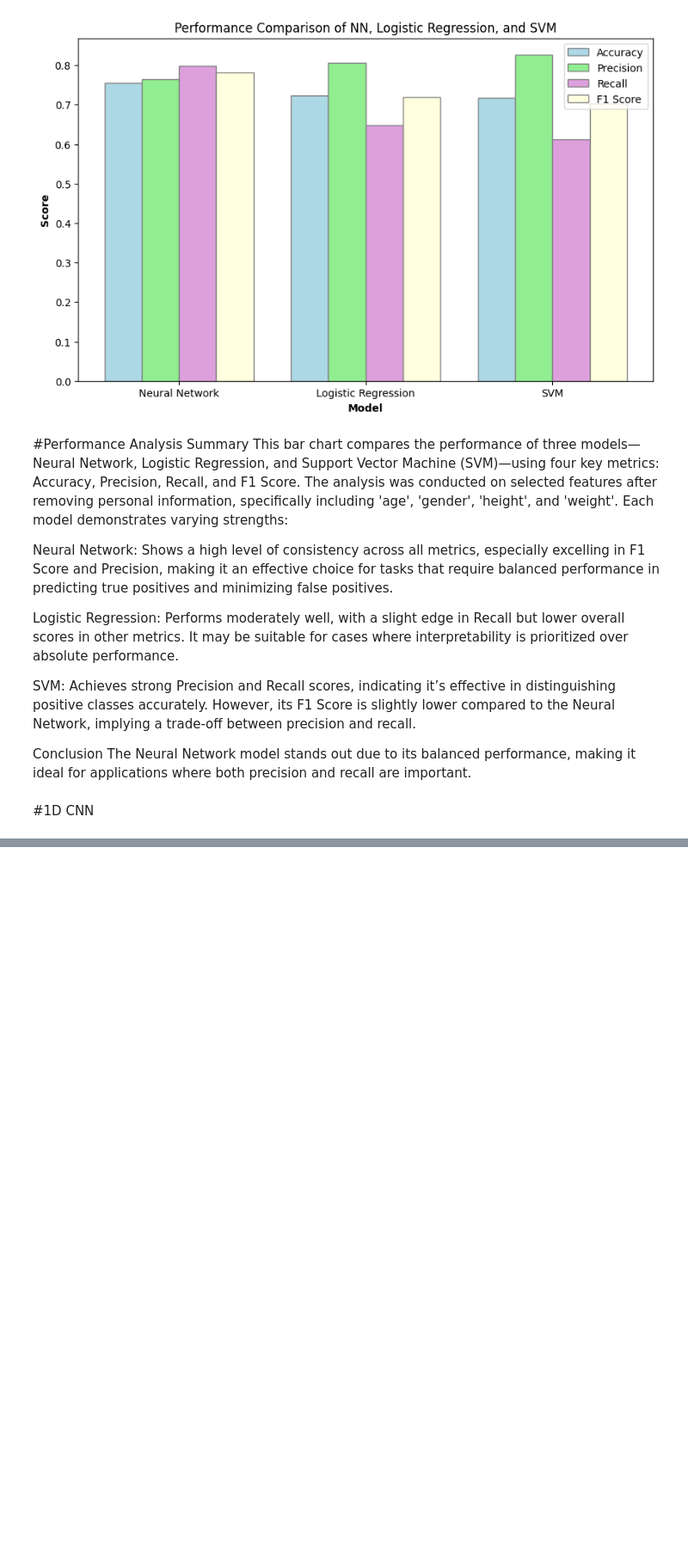
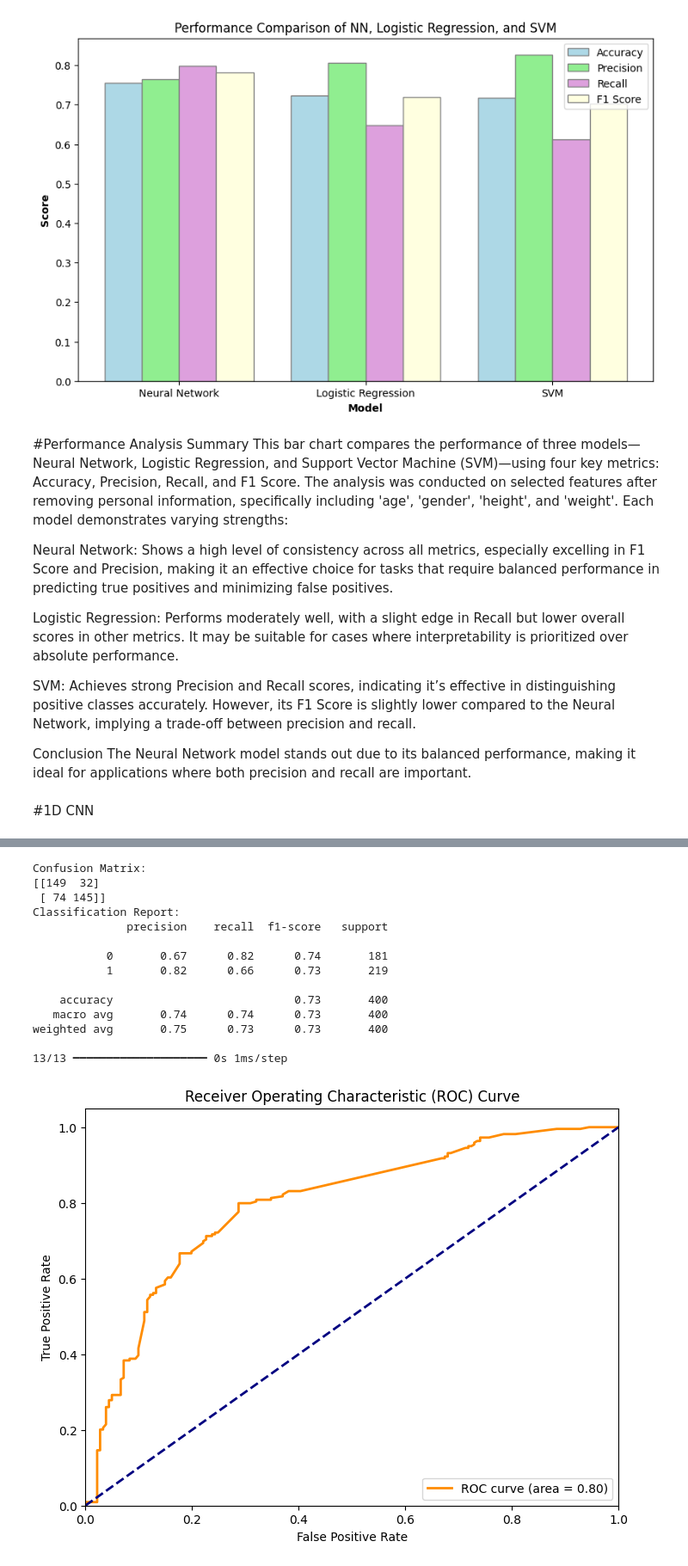
Before and after one commit to RazanAlkhaluqy/MachineLearningProject, a Jupyter notebook: LLP.ipynb, the cells around one changed output, grey strips where cells are left out. Shown at 86% size. Cells and saved outputs as stored; diff of their text form; code cells hidden in the pictures; blank space fills up the shorter version.

```diff
--- a/LLP.ipynb
+++ b/LLP.ipynb
@@ -1068,0 +1024,71 @@ F1 Score: 0.7599
+# %%
+
+# Confusion Matrix
+cm = confusion_matrix(y_test, y_pred)
+print("Confusion Matrix:")
+print(cm)
+
+# Classification Report
+print("Classification Report:")
+print(classification_report(y_test, y_pred))
+
+# Plot ROC Curve
+fpr, tpr, _ = roc_curve(y_test, model.predict(X_test))  # Compute ROC curve
+roc_auc = auc(fpr, tpr)  # Compute AUC
+
+plt.figure(figsize=(8, 6))
+plt.plot(fpr, tpr, color='darkorange', lw=2, label=f'ROC curve (area = {roc_auc:.2f})')
+plt.plot([0, 1], [0, 1], color='navy', lw=2, linestyle='--')
+plt.xlim([0.0, 1.0])
+plt.ylim([0.0, 1.05])
+plt.xlabel('False Positive Rate')
+plt.ylabel('True Positive Rate')
+plt.title('Receiver Operating Characteristic (ROC) Curve')
+plt.legend(loc='lower right')
+plt.show()
+
+# Plot Confusion Matrix
+plt.figure(figsize=(6, 6))
+plt.imshow(cm, interpolation='nearest', cmap=plt.cm.Blues)
+plt.title('Confusion Matrix')
+plt.colorbar()
+tick_marks = np.arange(2)
+plt.xticks(tick_marks, ['0', '1'])
+plt.yticks(tick_marks, ['0', '1'])
+plt.xlabel('Predicted label')
+plt.ylabel('True label')
+plt.tight_layout()
+plt.show()
+
+# Step 8: Plot the results (accuracy and loss)
+# Plot accuracy
+plt.plot(history.history['accuracy'], label='train accuracy')
+plt.plot(history.history['val_accuracy'], label='test accuracy')
+plt.xlabel('Epochs')
+plt.ylabel('Accuracy')
+plt.legend()
+plt.show()
+
+# Plot loss
+plt.plot(history.history['loss'], label='train loss')
+plt.plot(history.history['val_loss'], label='test loss')
+plt.xlabel('Epochs')
+plt.ylabel('Loss')
+plt.legend()
+plt.show()
+# %% [output]
+Confusion Matrix:
+[[149  32]
+ [ 74 145]]
+Classification Report:
+              precision    recall  f1-score   support
+
+           0       0.67      0.82      0.74       181
+           1       0.82      0.66      0.73       219
+
+    accuracy                           0.73       400
+   macro avg       0.74      0.74      0.73       400
+weighted avg       0.75      0.73      0.73       400
+
+13/13 ━━━━━━━━━━━━━━━━━━━━ 0s 1ms/step
+[figure, added]
```
Also changed, not shown: parts of 3 cells of this notebook.
